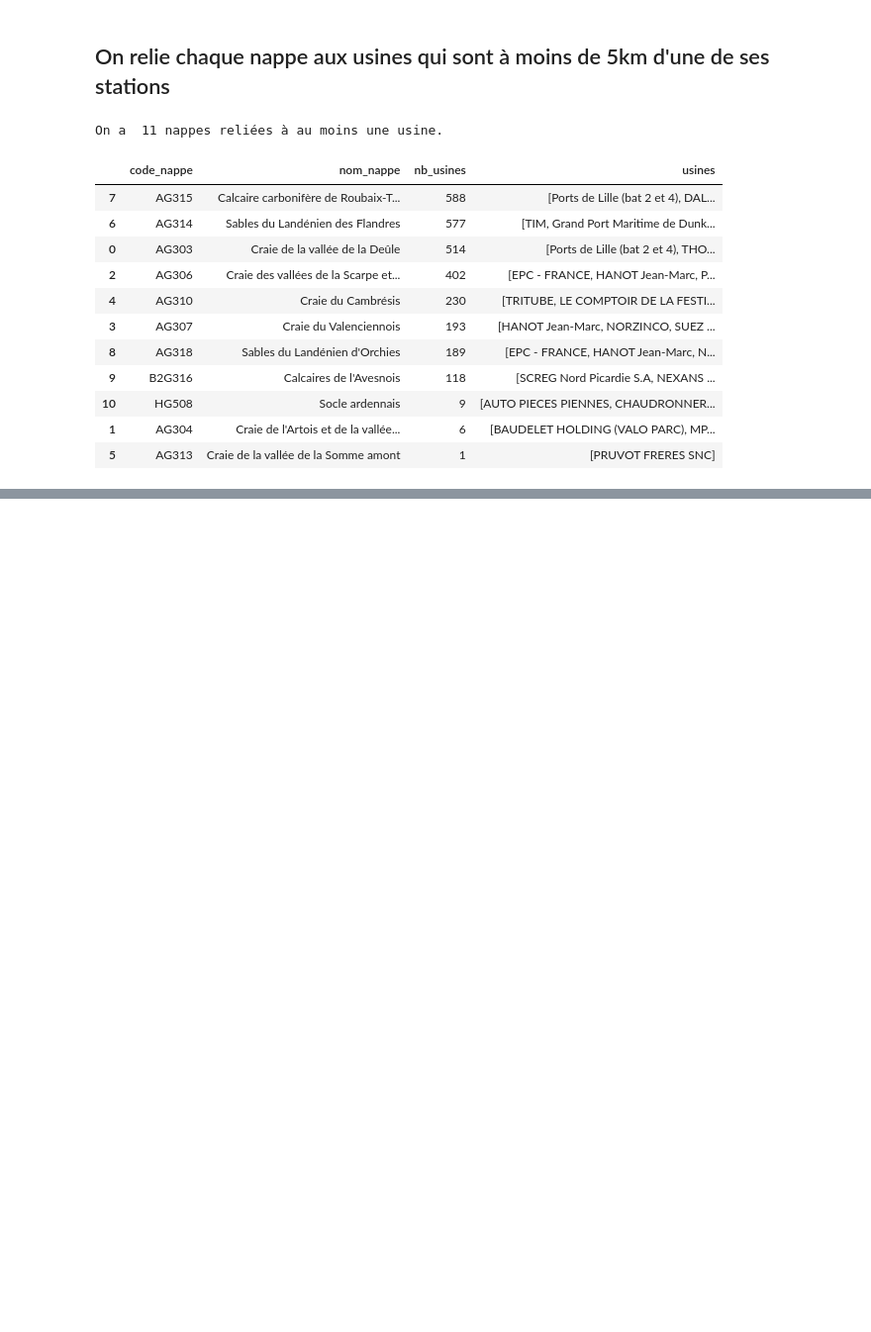
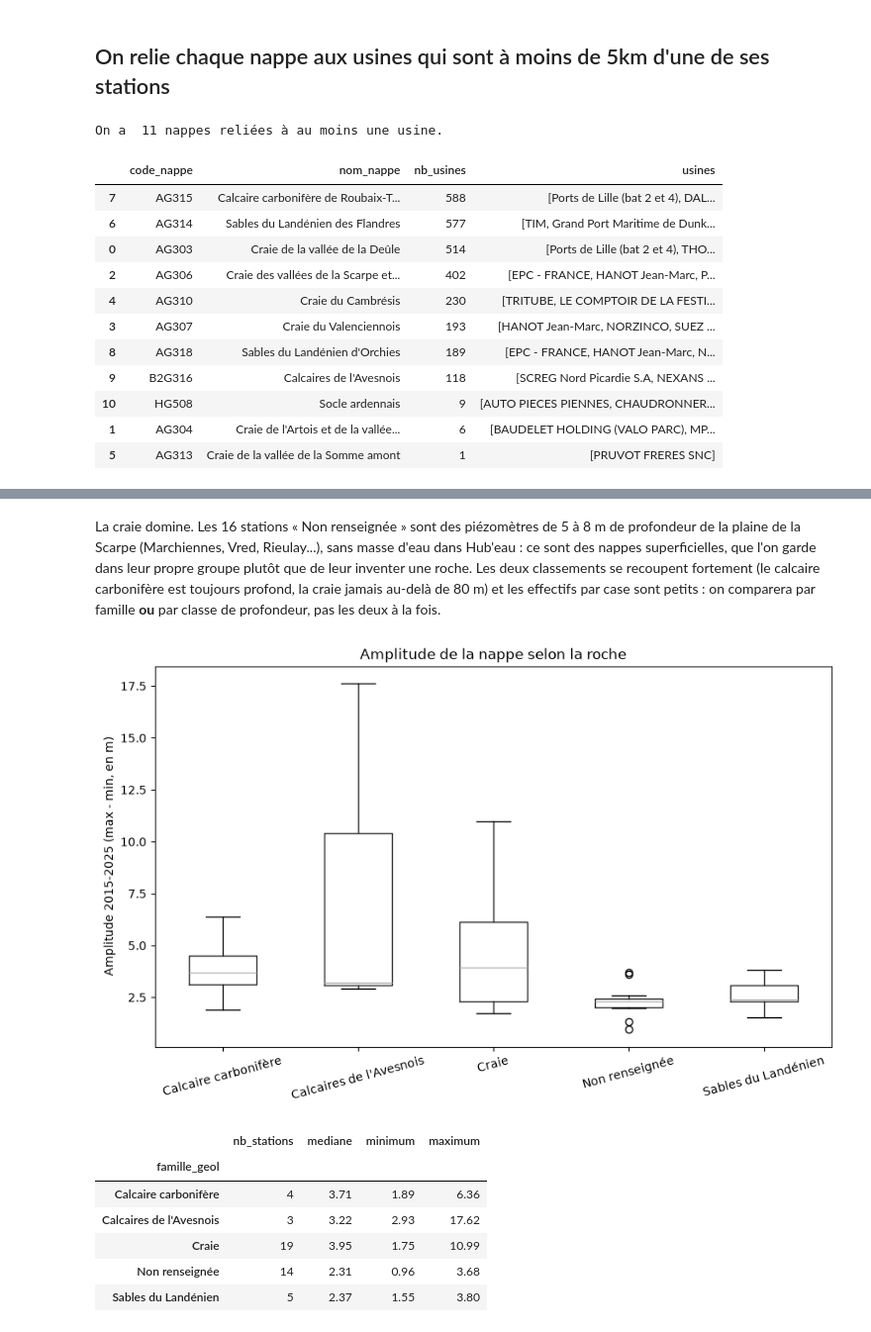
Before and after one commit to Nathan-de-J/PYDS, a Jupyter notebook: website/code/index_alex_eau.ipynb, the cells around one changed output, grey strips where cells are left out. Shown at 99% size. Cells and saved outputs as stored; diff of their text form; code cells hidden in the pictures; blank space fills up the shorter version.

```diff
--- a/website/code/index_alex_eau.ipynb
+++ b/website/code/index_alex_eau.ipynb
@@ -346,0 +445,20 @@ ce qui reste, le **résidu**, contient les tendances que le climat n'explique pa
+# %%
+#Famille géologique d'après le nom de la masse d'eau (une liste depuis la cellule de chargement : une station peut en croiser plusieurs, on les met bout à bout)
+noms_nappes = stations["noms_masse_eau_edl"].str.join(" + ")
+#Le calcaire carbonifère passe en premier : une station qui le croise sous la craie mesure en fait le carbonifère (niveau très négatif)
+stations["famille_geol"] = np.select(
+    [noms_nappes.str.contains("carbonifère", na=False),
+     noms_nappes.str.contains("Craie", na=False),
+     noms_nappes.str.contains("Sables", na=False),
+     noms_nappes.str.contains("Calcaire", na=False),
+     noms_nappes.str.contains("Socle", na=False)],
+    ["Calcaire carbonifère", "Craie", "Sables du Landénien", "Calcaires de l'Avesnois", "Socle ardennais"],
+    default="Non renseignée")
+
+#Profondeur de l'ouvrage (pas celle de l'eau) : un forage profond capte en général une nappe plus inerte
+stations["classe_profondeur"] = pd.cut(stations["profondeur_investigation"], bins=[0, 30, 80, np.inf],
+                                       labels=["1. superficielle (< 30 m)", "2. intermédiaire (30-80 m)", "3. profonde (> 80 m)"])
+
+#Répartition des stations qui ont des mesures (les autres n'entrent pas dans la suite)
+avec_mesures = stations.loc[stations["niveau_moyen"].notna()]
+pd.crosstab(avec_mesures["famille_geol"], avec_mesures["classe_profondeur"], margins=True, margins_name="Total")
@@ -346,0 +475,25 @@ ce qui reste, le **résidu**, contient les tendances que le climat n'explique pa
+# %% [markdown]
+La craie domine. Les 16 stations « Non renseignée » sont des piézomètres de 5 à 8 m de profondeur de la plaine de la Scarpe (Marchiennes, Vred, Rieulay...),
+sans masse d'eau dans Hub'eau : ce sont des nappes superficielles, que l'on garde dans leur propre groupe plutôt que de leur inventer une roche.
+Les deux classements se recoupent fortement (le calcaire carbonifère est toujours profond, la craie jamais au-delà de 80 m) et les effectifs par case sont petits :
+on comparera par famille **ou** par classe de profondeur, pas les deux à la fois.
+# %%
+#Seulement les stations suivies sur 2015-2025 (celles qui ont une amplitude)
+suivies = stations.dropna(subset=["amplitude"])
+
+suivies.boxplot(column="amplitude", by="famille_geol", grid=False, rot=15, figsize=(10, 6))
+plt.title("Amplitude de la nappe selon la roche")
+plt.suptitle("")   #Sinon pandas ajoute un sous-titre automatique
+plt.xlabel("")
+plt.ylabel("Amplitude 2015-2025 (max - min, en m)")
+plt.show()
+suivies.groupby("famille_geol")["amplitude"].agg(nb_stations="count", mediane="median", minimum="min", maximum="max").round(2)
+# %% [output]
+[figure, added]
+|  | nb_stations | mediane | minimum | maximum |
+| famille_geol |  |  |  |  |
+| Calcaire carbonifère | 4 | 3.71 | 1.89 | 6.36 |
+| Calcaires de l'Avesnois | 3 | 3.22 | 2.93 | 17.62 |
+| Craie | 19 | 3.95 | 1.75 | 10.99 |
+| Non renseignée | 14 | 2.31 | 0.96 | 3.68 |
+| Sables du Landénien | 5 | 2.37 | 1.55 | 3.80 |
```
Also changed, not shown: parts of 36 cells of this notebook, 1 other file.
